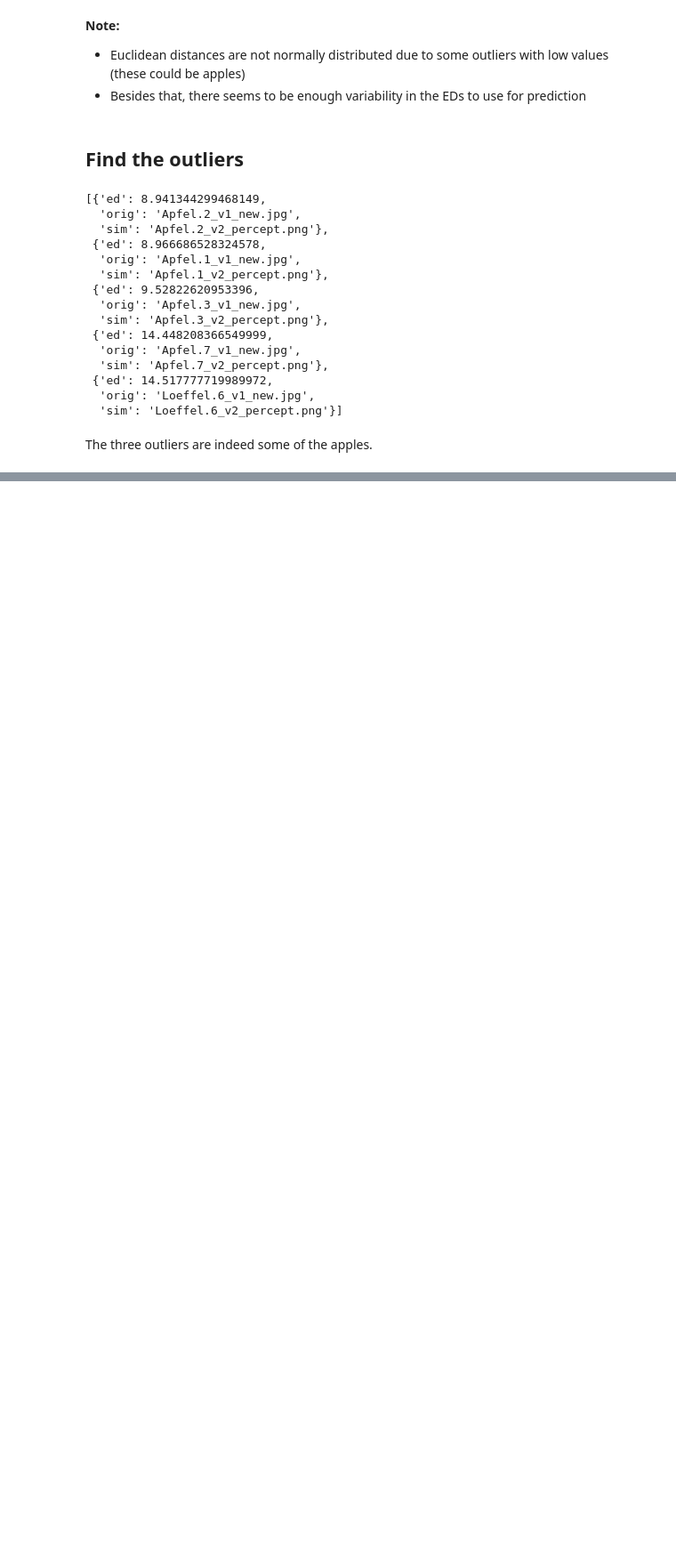
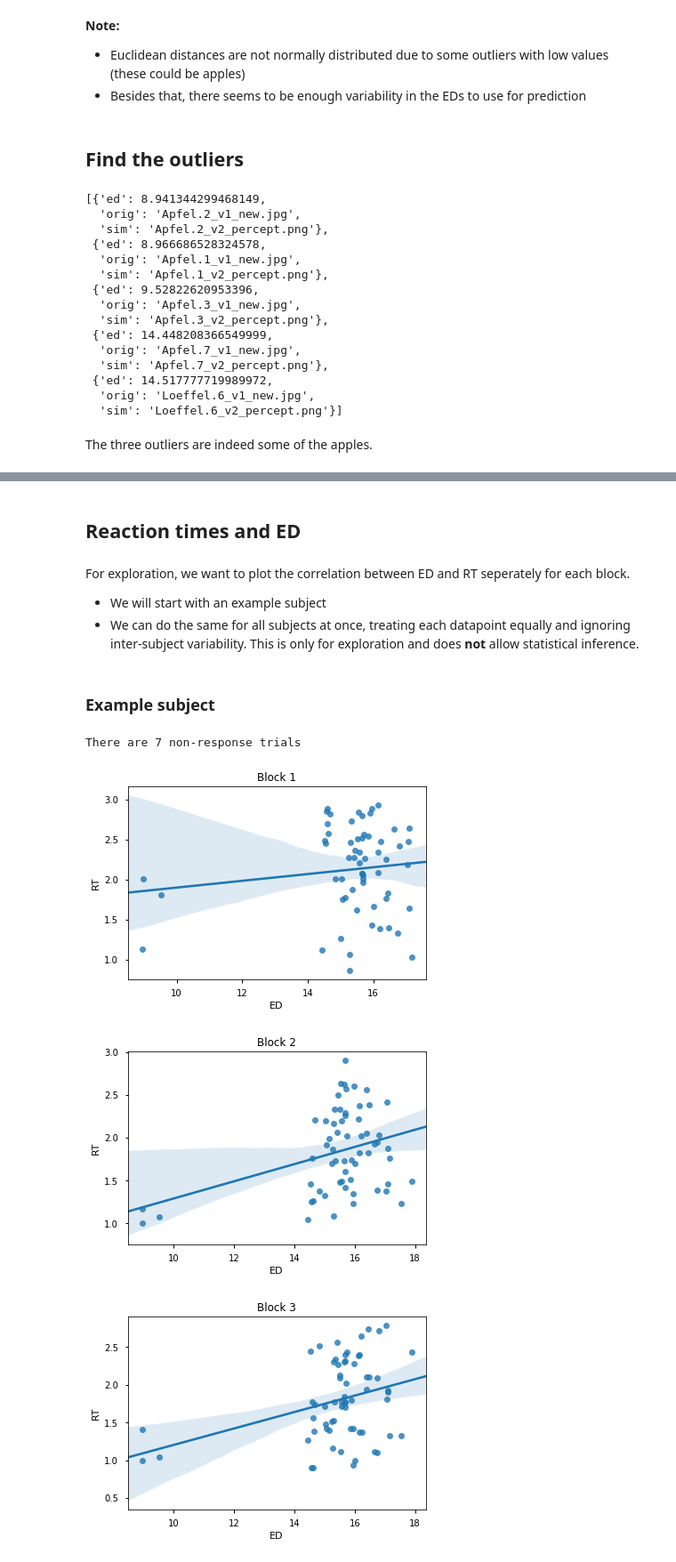
Before and after one commit to oliver-contier/ri_hmax, a Jupyter notebook: inspect_results.ipynb, the cells around one changed output, grey strips where cells are left out. Shown at 89% size. Drawn from its saved outputs; the diff is of its cells as text; code cells hidden in the pictures; blank space fills up the shorter version.

```diff
--- a/inspect_results.ipynb
+++ b/inspect_results.ipynb
@@ -148,0 +168,23 @@ The three outliers are indeed some of the apples.
+# %%
+# Read all files in pandas
+behav_dfs = [pd.read_hdf(hdf_file) for hdf_file in hdf_files]
+# %%
+def insert_eds(df, ed_dicts):
+    """
+    Insert euclidean distances into a Data Frame.
+    """
+    # construct new list of euclidean distance, the order of which corresponds
+    # to the order they should be inserted in the df
+    df_eds = []
+    for df_img in df.Img:
+        for ed_dict in ed_dicts:
+            if ed_dict['sim'] in df_img:
+                df_eds.append(ed_dict['ed'])
+
+    assert len(df_eds) == len(df)
+    df['ED'] = df_eds
+    return df
+    # TODO: find more efficient way than nested loop.
+    # TODO: ALSO NOT ENTIRELY SURE THIS IS CORRECT.
+# %%
+dfs = [insert_eds(behav_df, ed_dicts) for behav_df in behav_dfs]
@@ -148,0 +207,12 @@ The three outliers are indeed some of the apples.
+# %% [markdown]
+## Reaction times and ED
+# %% [markdown]
+For exploration, we want to plot the correlation between ED and RT seperately for each block.
+
+- We will start with an example subject
+- We can do the same for all subjects at once, treating each datapoint equally and ignoring inter-subject variability. This is only for exploration and does **not** allow statistical inference.
+# %% [markdown]
+### Example subject
+# %%
+# take first subject as example
+test_df = dfs[0]
@@ -148,0 +225,15 @@ The three outliers are indeed some of the apples.
+# %%
+# Count number of non-response trials
+print('\nThere are %i non-response trials' % len(test_df[test_df['Choice']==99]))
+
+# Scatter plot the three blocks seperately
+for block in xrange(3):
+    ax = sns.regplot(x='ED', y='RT',
+                     data=test_df[(test_df['Block']==block) & (test_df['Choice']!=99)])
+    plt.title('Block %i' % (block+1))
+    plt.show()
+# %% [output]
+There are 7 non-response trials
+[figure, added]
+[figure, added]
+[figure, added]
```
Also changed, not shown: parts of 30 cells of this notebook.
